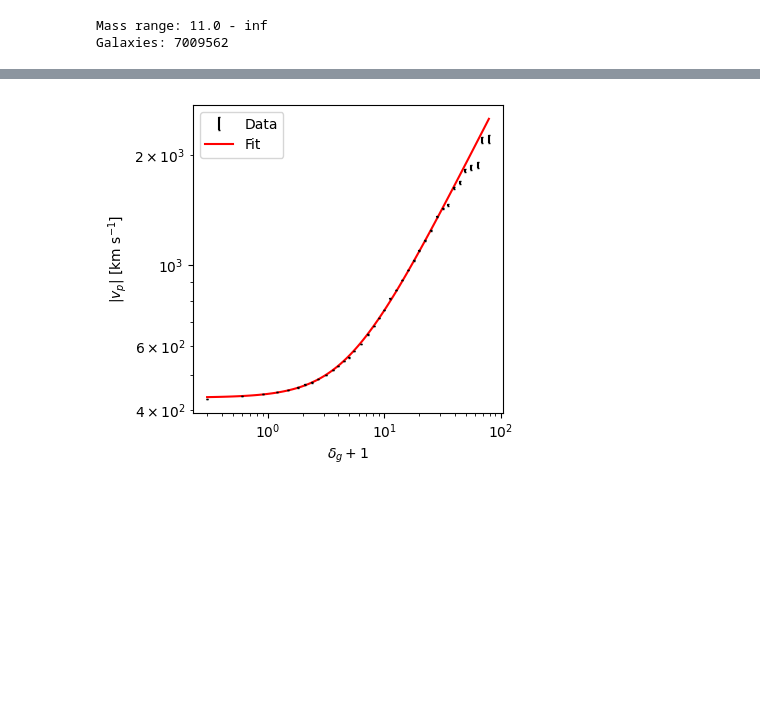
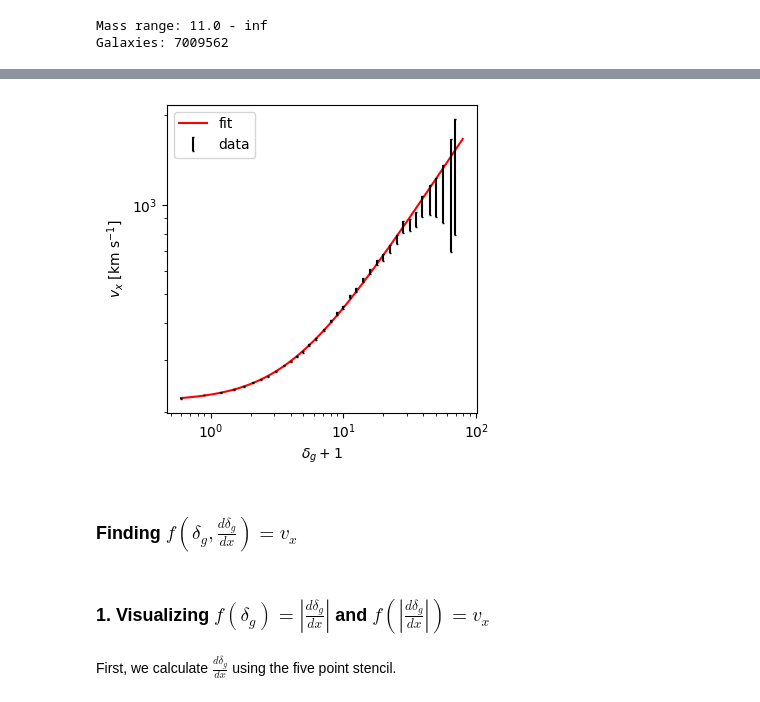
Before and after one commit to Quinten313/MRP, a Jupyter notebook: scripts/modeling_velocities.ipynb, the cells around one changed output, grey strips where cells are left out. Cells and saved outputs as stored; diff of their text form; code cells hidden in the pictures; blank space fills up the shorter version.

```diff
--- a/scripts/modeling_velocities.ipynb
+++ b/scripts/modeling_velocities.ipynb
@@ -35,16 +39,22 @@ This curve is described by two powerlaws stacked together in a nonlinear manner,
-# %%
-fig, ax = plt.subplots(1,1,figsize=[4,4])
-
-mf.plot_galaxy_overdensity(ax, dmo.number_density_per_galaxy, dmo.mean_galaxy_number_density, dmo.vp_abs, label='Data')
-mf.plot_fit_galaxies(ax, dmo.number_density_per_galaxy, dmo.mean_galaxy_number_density, dmo.vp_abs, label='Fit')
-
-ax.set(
-    xscale='log',
-    yscale='log',
-    ylabel='$|v_p|$ [km s$^{-1}$]',
-    xlabel=r'$\delta_g+1$',
-)
-ax.legend()
-plt.show()
-# %% [output]
-[figure, removed]
+# %%
+fig, ax = plt.subplots(1,1,figsize=[4,4])
+
+mf.plot_fit_voxel_velocity(ax, vv, c='r', label='fit', plot_data={'c': 'black', 'label': 'data'})
+
+ax.set(
+    xscale='log',
+    yscale='log',
+    ylabel='$v_x$ [km s$^{-1}$]',
+    xlabel=r'$\delta_g+1$',
+)
+
+ax.legend()
+plt.show()
+# %% [output]
+[figure, added]
+# %% [markdown]
+### Finding $f(\delta_g, \frac{d\delta_g}{dx}) = v_x$
+# %% [markdown]
+### 1. Visualizing $f(\delta_g) = |\frac{d\delta_g}{dx}|$ and $f(|\frac{d\delta_g}{dx}|) = v_x$
+# %% [markdown]
+First, we calculate $\frac{d\delta_g}{dx}$ using the five point stencil.
```
Also changed, not shown: parts of 26 cells of this notebook.
